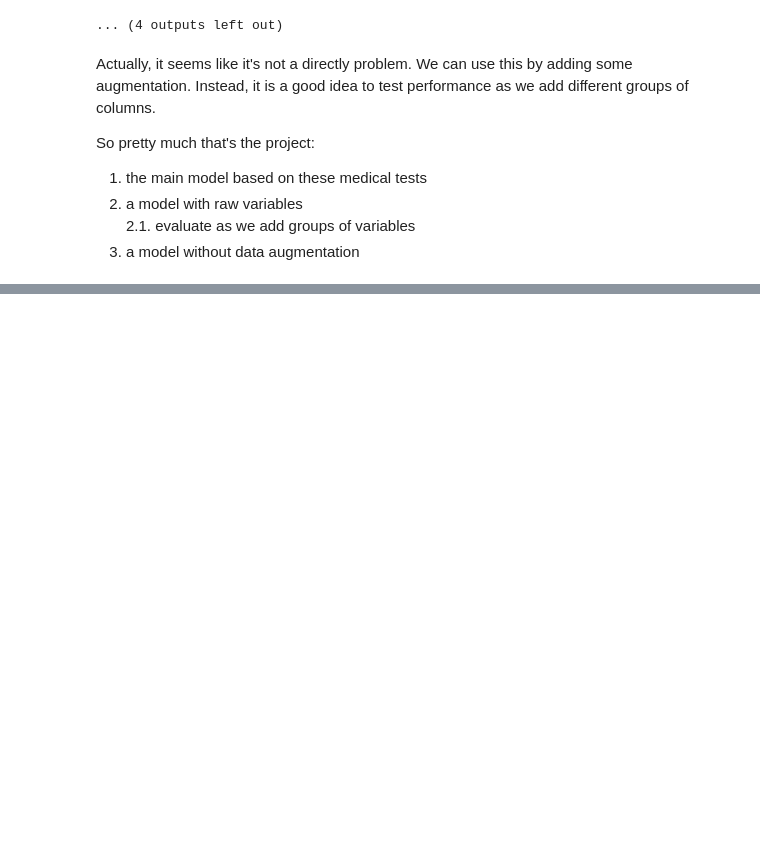
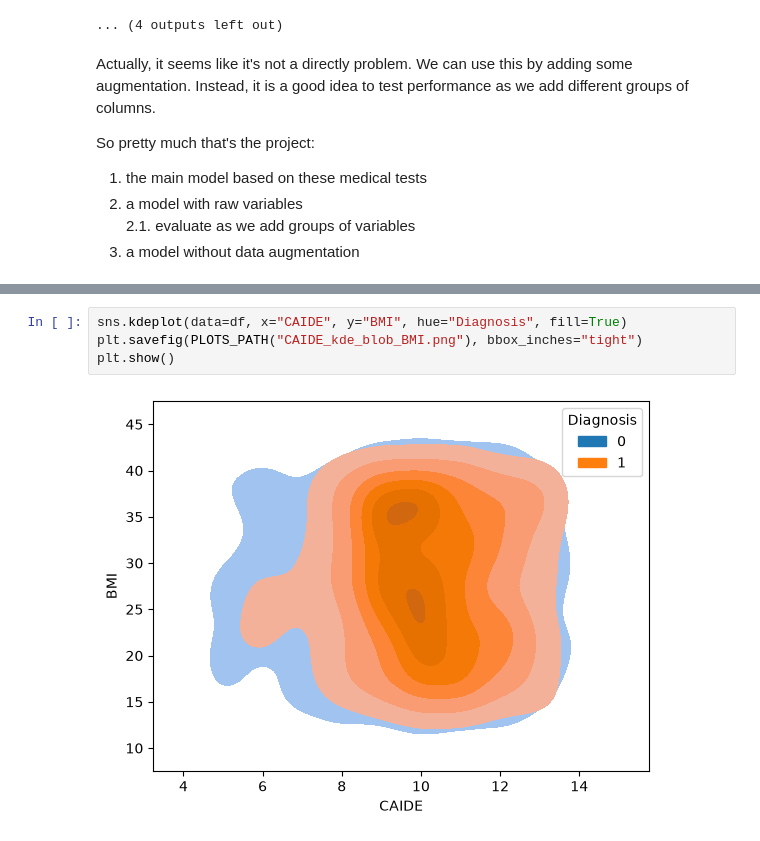
Before and after one commit to Dpbm/mestrado-aulas, a Jupyter notebook: mineracao-de-dados/trabalho/projeto/analysis3.ipynb, the cells around one changed output, grey strips where cells are left out. Drawn from its saved outputs; the diff is of its cells as text; blank space fills up the shorter version.

```diff
--- a/mineracao-de-dados/trabalho/projeto/analysis3.ipynb
+++ b/mineracao-de-dados/trabalho/projeto/analysis3.ipynb
@@ -259,0 +307,6 @@ So pretty much that's the project:
+# %%
+sns.kdeplot(data=df, x="CAIDE", y="BMI", hue="Diagnosis", fill=True)
+plt.savefig(PLOTS_PATH("CAIDE_kde_blob_BMI.png"), bbox_inches="tight")
+plt.show()
+# %% [output]
+[figure, added]
```
Also changed, not shown: parts of 10 cells of this notebook, 7 other files.
